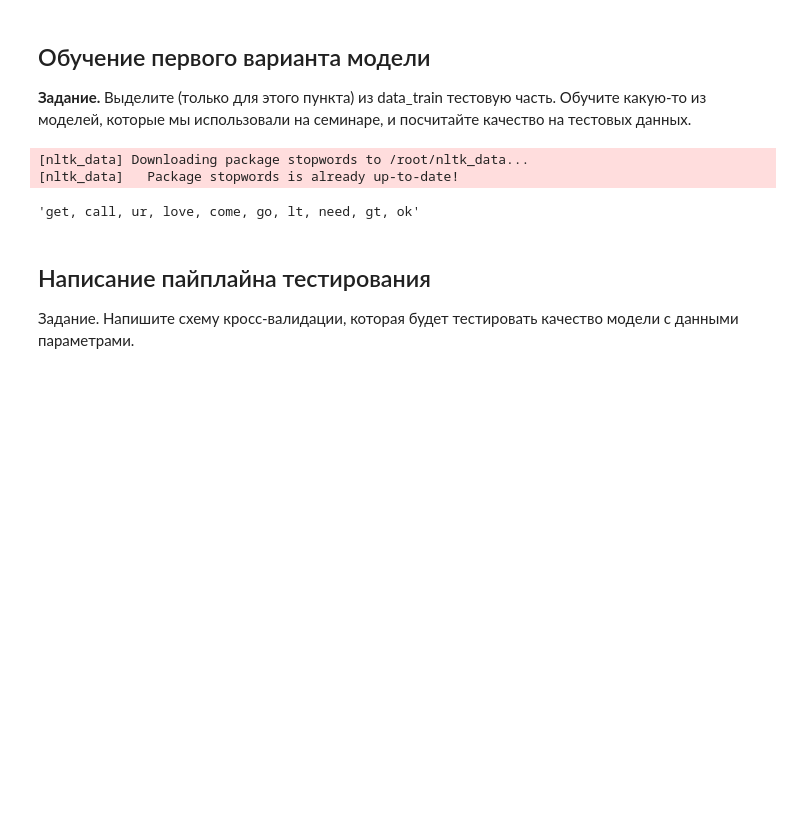
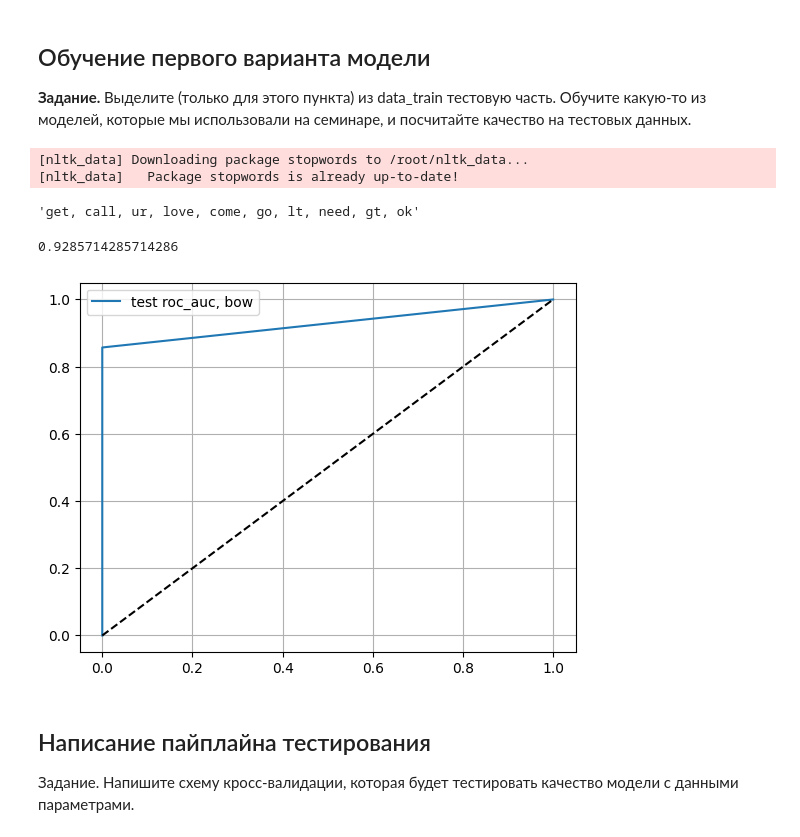
Before and after one commit to kovzanok/ml, a Jupyter notebook: hw_01_logistic_regression_for_text.ipynb, the cells around one changed output. Saved outputs shown, nothing was run; the diff lists cells and outputs as text; code cells hidden in the pictures; blank space fills up the shorter version.

```diff
--- a/hw_01_logistic_regression_for_text.ipynb
+++ b/hw_01_logistic_regression_for_text.ipynb
@@ -148,3 +152,18 @@ X_test = vectorizer.transform(X_test)
+# %%
+nb_model = MultinomialNB()
+nb_model.fit(X_train, y_train)
+y_pred = nb_model.predict(X_test)
+# %%
+plt.plot(*roc_curve(y_test,y_pred)[:2], label = 'test roc_auc, bow')
+
+plt.plot([0,1],[0,1],'--', color='black')
+plt.grid()
+plt.legend()
+
+print(roc_auc_score(y_test, y_pred))
+# %% [output]
+0.9285714285714286
+[figure, added]
 # %% [markdown]
 ## Написание пайплайна тестирования
 Задание. Напишите схему кросс-валидации, которая будет тестировать качество модели с данными параметрами.
```
Also changed, not shown: parts of 6 cells of this notebook.
